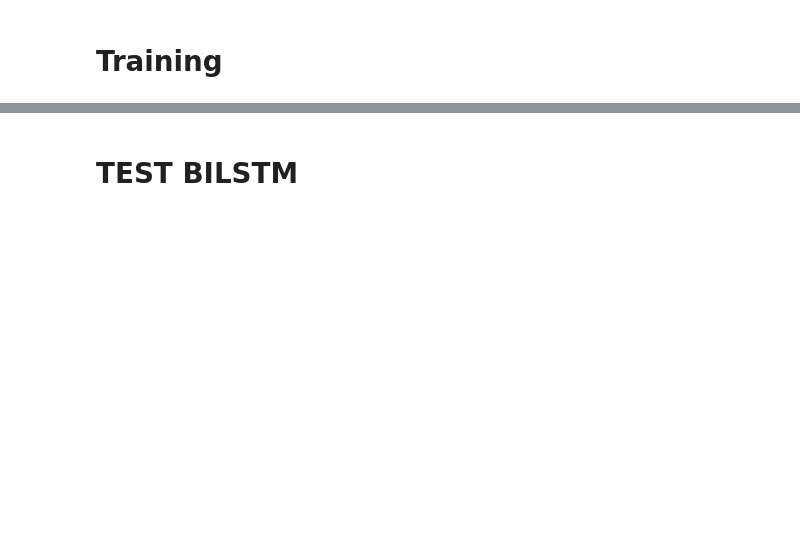
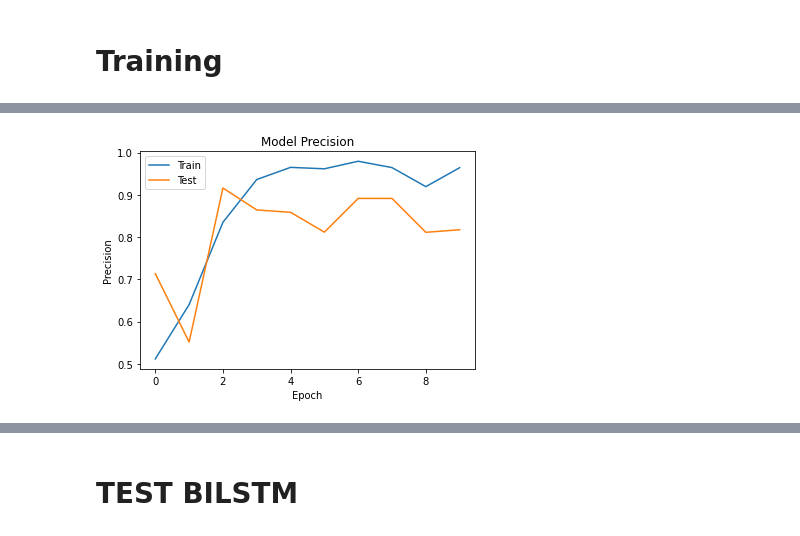
Before and after one commit to ichrafmoula/Sentiment-analysis-with-LSTM, a Jupyter notebook: sentiment_analysis_imdb_lstm.ipynb, the cells around one changed output, grey strips where cells are left out. Drawn from its saved outputs; the diff is of its cells as text; code cells hidden in the pictures; blank space fills up the shorter version.

```diff
--- a/sentiment_analysis_imdb_lstm.ipynb
+++ b/sentiment_analysis_imdb_lstm.ipynb
@@ -173,11 +337,13 @@ plt.show()
 # %%
-plt.plot(history.history['precision_5'])
-plt.plot(history.history['val_precision_5'])
+plt.plot(history.history['precision_1'])
+plt.plot(history.history['val_precision_1'])
 plt.title('Model Precision')
 plt.ylabel('Precision')
 plt.xlabel('Epoch')
 plt.legend(['Train', 'Test'], loc='upper left')
 plt.show()
+# %% [output]
+[figure, added]
 # %%
 predictions_nn_train = model.predict(x_train)
 predictions_nn_test = model.predict(x_test)
```
Also changed, not shown: parts of 27 cells of this notebook.
